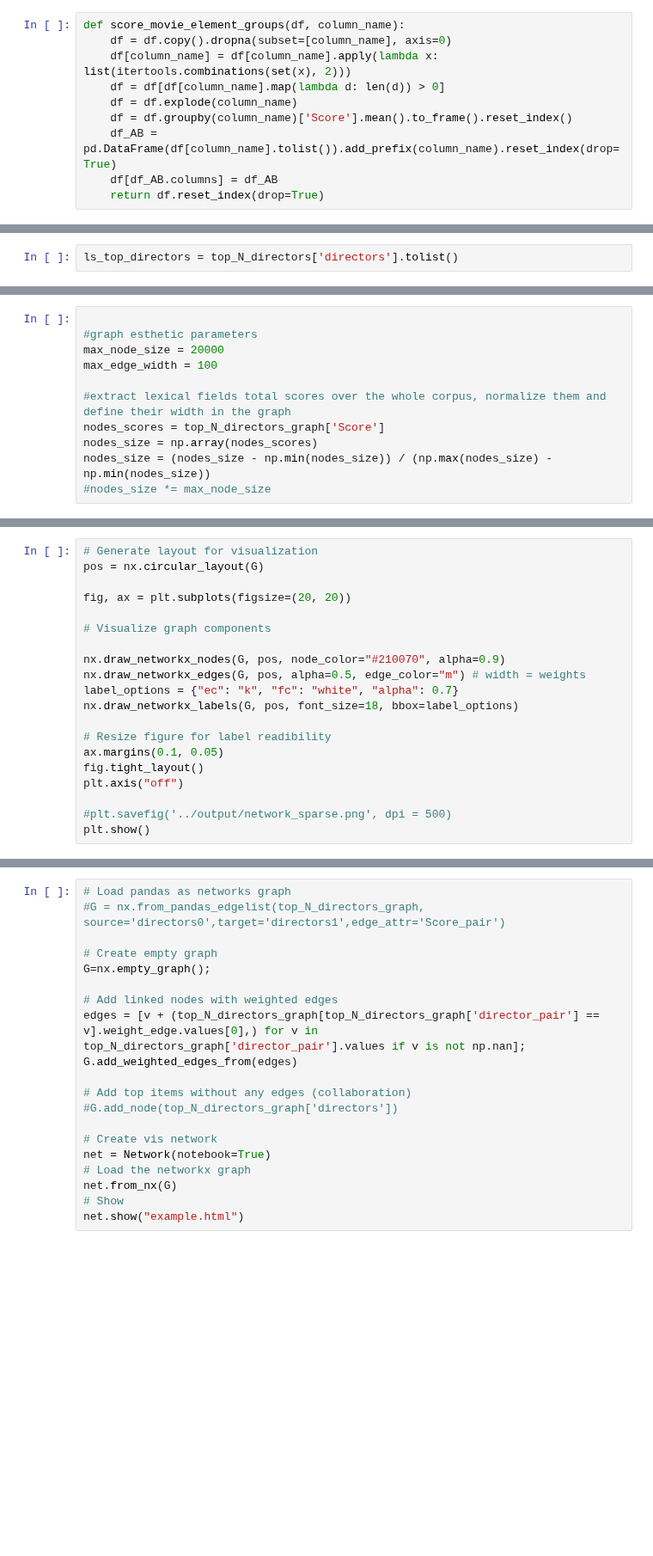
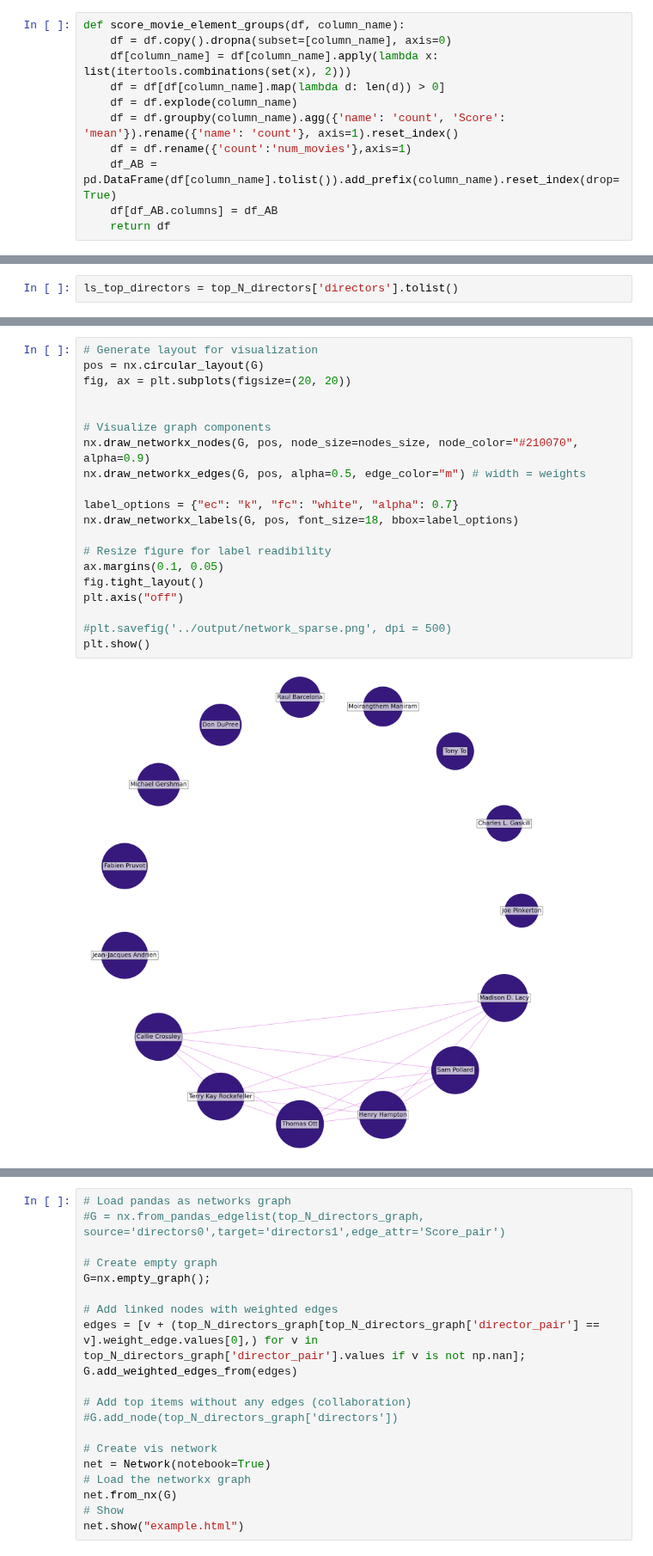
Before and after one commit to epfl-ada/ada-2022-project-theadaholics, a Jupyter notebook: main.ipynb, the cells around one changed output, grey strips where cells are left out. Shown at 86% size. Drawn from its saved outputs; the diff is of its cells as text; blank space fills up the shorter version.

```diff
--- a/main.ipynb
+++ b/main.ipynb
@@ -1108,10 +1109,11 @@ def score_movie_element_groups(df, column_name):
     df[column_name] = df[column_name].apply(lambda x: list(itertools.combinations(set(x), 2)))
     df = df[df[column_name].map(lambda d: len(d)) > 0]
     df = df.explode(column_name)
-    df = df.groupby(column_name)['Score'].mean().to_frame().reset_index()
+    df = df.groupby(column_name).agg({'name': 'count', 'Score': 'mean'}).rename({'name': 'count'}, axis=1).reset_index()
+    df = df.rename({'count':'num_movies'},axis=1)
     df_AB = pd.DataFrame(df[column_name].tolist()).add_prefix(column_name).reset_index(drop=True)
     df[df_AB.columns] = df_AB
-    return df.reset_index(drop=True)
+    return df
 # %% [markdown]
 As done with IMDB rating, we want to weight the score by the number of movies:
 weighted rating (Score) = (v ÷ (v+m)) × R + (m ÷ (v+m)) × C
@@ -1902,11 +1999,0 @@ v in edge_data['target'] if v is np.nan
-# %%
-
-#graph esthetic parameters
-max_node_size = 20000
-max_edge_width = 100
-
-#extract lexical fields total scores over the whole corpus, normalize them and define their width in the graph
-nodes_scores = top_N_directors_graph['Score']
-nodes_size = np.array(nodes_scores)
-nodes_size = (nodes_size - np.min(nodes_size)) / (np.max(nodes_size) - np.min(nodes_size))
-#nodes_size *= max_node_size
@@ -1917,23 +2000,25 @@ nodes_size
 # %%
 # Generate layout for visualization
 pos = nx.circular_layout(G)
-
 fig, ax = plt.subplots(figsize=(20, 20))
 
+
 # Visualize graph components
+nx.draw_networkx_nodes(G, pos, node_size=nodes_size, node_color="#210070", alpha=0.9)
+nx.draw_networkx_edges(G, pos, alpha=0.5, edge_color="m") # width = weights
 
-nx.draw_networkx_nodes(G, pos, node_color="#210070", alpha=0.9)
-nx.draw_networkx_edges(G, pos, alpha=0.5, edge_color="m") # width = weights
 label_options = {"ec": "k", "fc": "white", "alpha": 0.7}
 nx.draw_networkx_labels(G, pos, font_size=18, bbox=label_options)
 
 # Resize figure for label readibility
 ax.margins(0.1, 0.05)
 fig.tight_layout()
 plt.axis("off")
 
 #plt.savefig('../output/network_sparse.png', dpi = 500)
 plt.show()
+# %% [output]
+[figure, added]
 # %%
 
 #graph esthetic parameters
```
Also changed, not shown: parts of 33 cells of this notebook.
